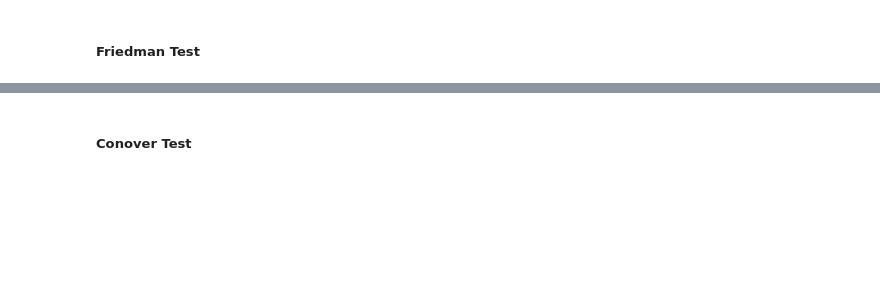
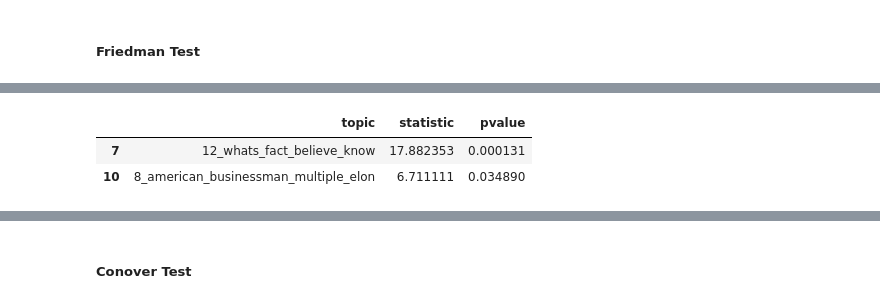
Before and after one commit to Dawsxn/CSMODEL_MCO, a Jupyter notebook: phase_2.ipynb, the cells around one changed output, grey strips where cells are left out. Saved outputs shown, nothing was run; the diff lists cells and outputs as text; code cells hidden in the pictures; blank space fills up the shorter version.

```diff
--- a/phase_2.ipynb
+++ b/phase_2.ipynb
@@ -1160,0 +1024,6 @@ px.bar(
+# %%
+friedman_df[friedman_df['pvalue'] < alpha]
+# %% [output]
+|  | topic | statistic | pvalue |
+| 7 | 12_whats_fact_believe_know | 17.882353 | 0.000131 |
+| 10 | 8_american_businessman_multiple_elon | 6.711111 | 0.034890 |
```
Also changed, not shown: parts of 104 cells of this notebook, 4 other files.
